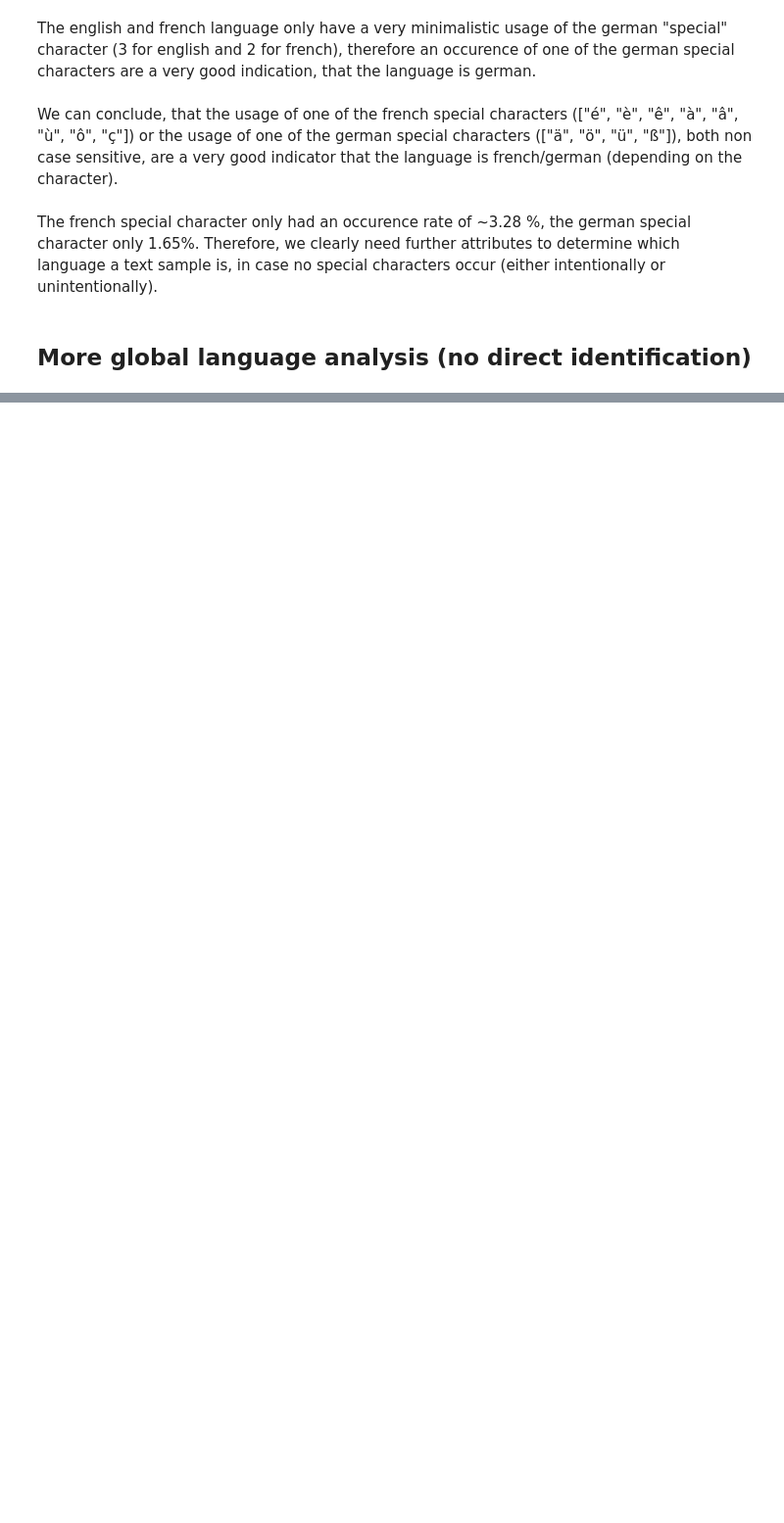
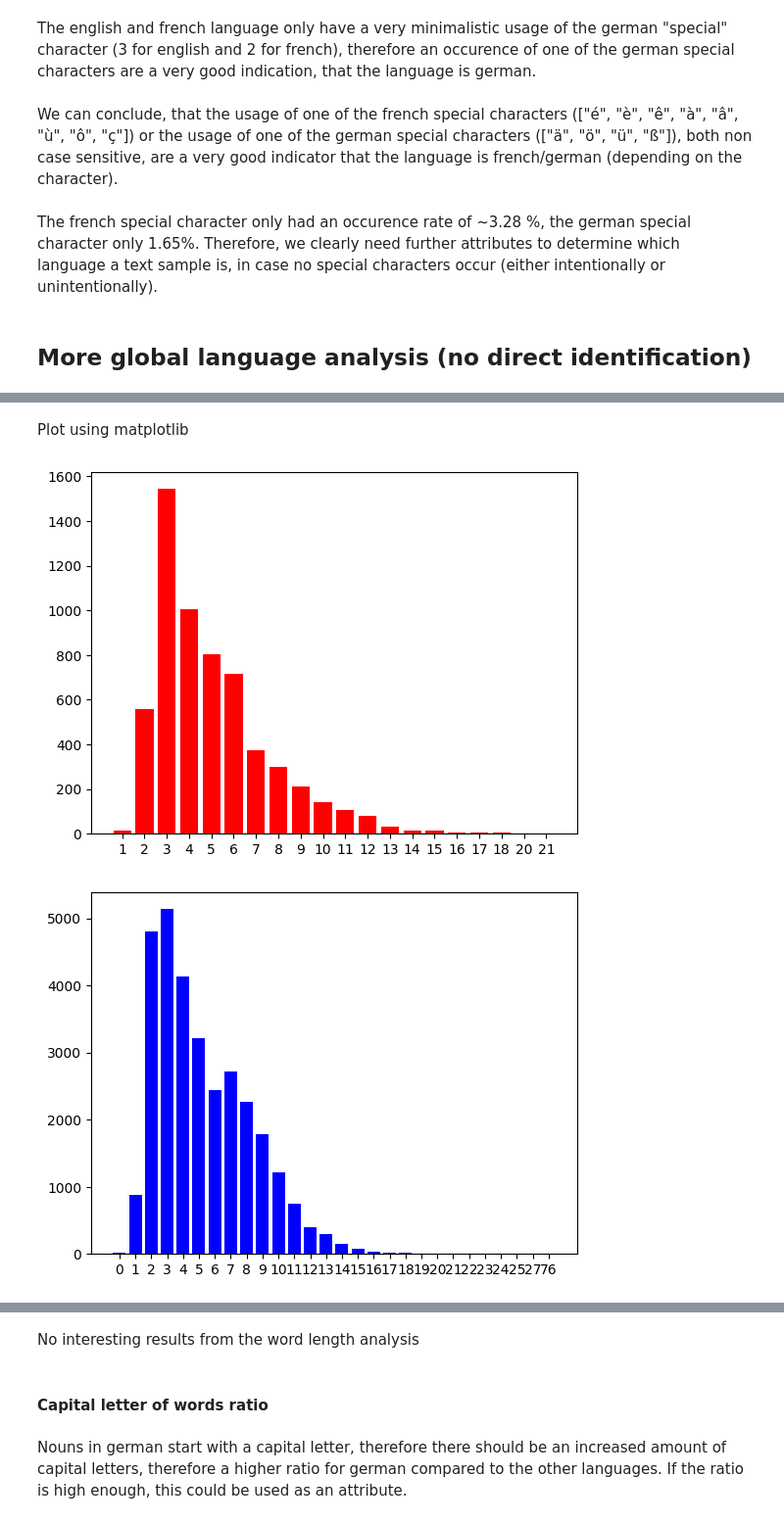
Before and after one commit to GeoffreyKarnbach/SpotifyLanguageSorting, a Jupyter notebook: language_analyse.ipynb, the cells around one changed output, grey strips where cells are left out. Shown at 98% size. Saved outputs shown, nothing was run; the diff lists cells and outputs as text; code cells hidden in the pictures; blank space fills up the shorter version.

Commit message:
Word length + Capitalization ration

```diff
--- a/language_analyse.ipynb
+++ b/language_analyse.ipynb
@@ -223,0 +230,16 @@ Therefore, we clearly need further attributes to determine which language a text
+# %%
+ger_word_lengths_all = [len(word) for sentence in ger_array_of_word_arrays for word in sentence]
+ger_word_lengths = {i: ger_word_lengths_all.count(i) for i in ger_word_lengths_all}
+ger_word_lengths = {k: v for k, v in sorted(ger_word_lengths.items(), key=lambda item: item[0])}
+
+eng_word_lengths_all = [len(word) for sentence in eng_array_of_word_arrays for word in sentence]
+eng_word_lengths = {i: eng_word_lengths_all.count(i) for i in eng_word_lengths_all}
+eng_word_lengths = {k: v for k, v in sorted(eng_word_lengths.items(), key=lambda item: item[0])}
+
+fr_word_lengths_all = [len(word) for sentence in fr_array_of_word_arrays for word in sentence]
+fr_word_lengths = {i: fr_word_lengths_all.count(i) for i in fr_word_lengths_all}
+fr_word_lengths = {k: v for k, v in sorted(fr_word_lengths.items(), key=lambda item: item[0])}
+
+print(f"German: {ger_word_lengths}")
+print(f"English: {eng_word_lengths}")
+print(f"French: {fr_word_lengths}")
@@ -223,0 +250,14 @@ Therefore, we clearly need further attributes to determine which language a text
+# %% [markdown]
+Plot using matplotlib
+# %%
+plt.bar(range(len(ger_word_lengths)), list(ger_word_lengths.values()), tick_label=list(ger_word_lengths.keys()), color='r')
+plt.show()
+
+plt.bar(range(len(eng_word_lengths)), list(eng_word_lengths.values()), tick_label=list(eng_word_lengths.keys()), color='b')
+plt.show()
+
+plt.bar(range(len(fr_word_lengths)), list(fr_word_lengths.values()), tick_label=list(fr_word_lengths.keys()), color='g')
+plt.show()
+# %% [output]
+[figure, added]
+[figure, added]
@@ -223,0 +265,7 @@ Therefore, we clearly need further attributes to determine which language a text
+# %% [markdown]
+No interesting results from the word length analysis
+# %% [markdown]
+#### Capital letter of words ratio
+# %% [markdown]
+Nouns in german start with a capital letter, therefore there should be an increased amount of capital letters, therefore a higher ratio for german compared to the other languages.
+If the ratio is high enough, this could be used as an attribute.
```
Also changed, not shown: parts of 18 cells of this notebook, 3 other files.
